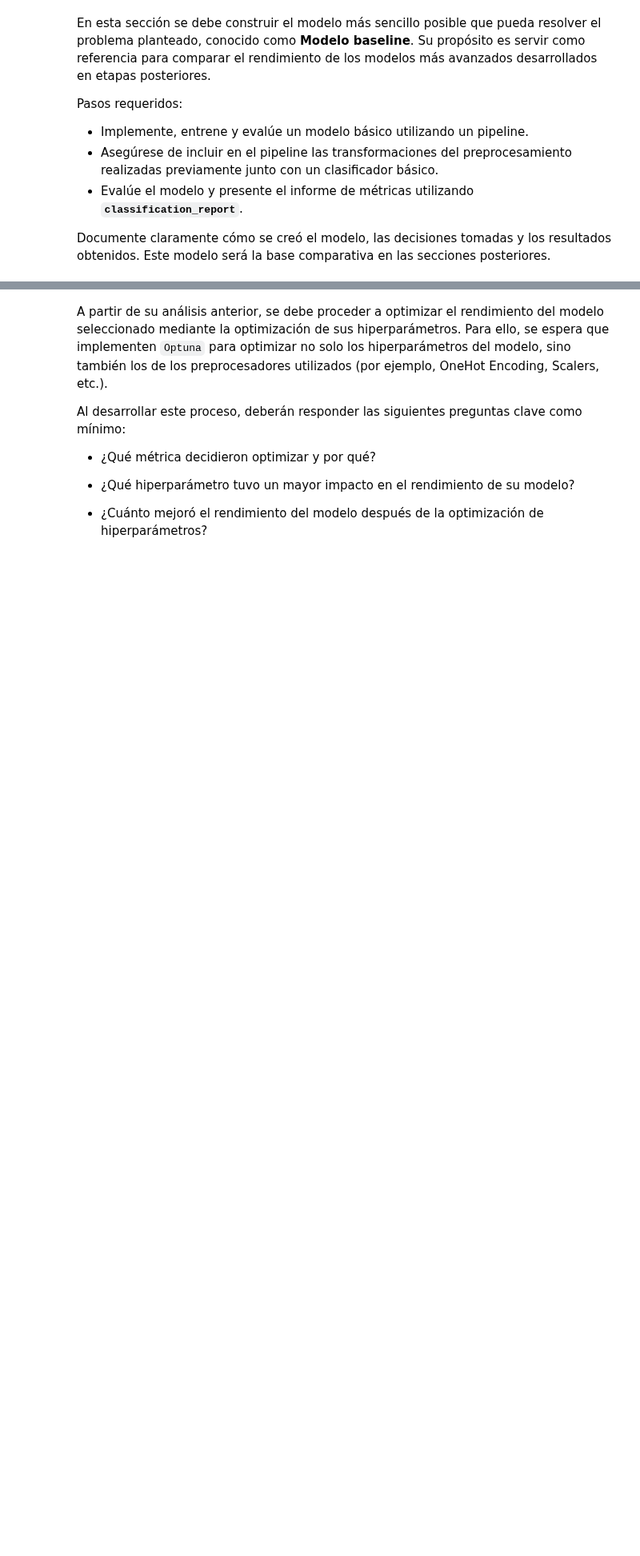
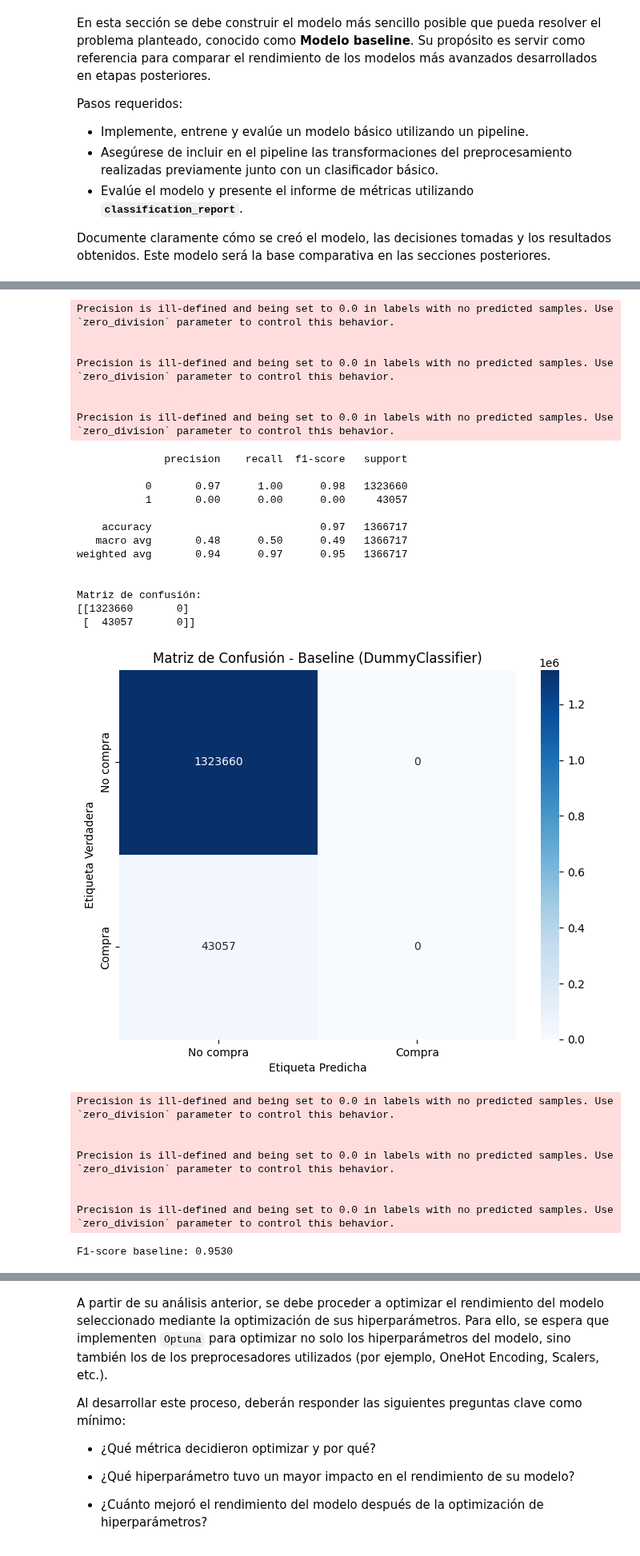
Before and after one commit to fco-marquez/MDS7202_Free_Riders, a Jupyter notebook: entrega1/enunciado_entrega1.ipynb, the cells around one changed output, grey strips where cells are left out. Shown at 80% size. Drawn from its saved outputs; the diff is of its cells as text; code cells hidden in the pictures; blank space fills up the shorter version.

Commit message:
avance(1): avances baseline y modelos

```diff
--- a/entrega1/enunciado_entrega1.ipynb
+++ b/entrega1/enunciado_entrega1.ipynb
@@ -1003,8 +943,8 @@ X_train, y_train = train_data.drop(columns=["bought"]), train_data["bought"]
 X_val, y_val = val_data.drop(columns=["bought"]), val_data["bought"]
 X_test, y_test = test_data.drop(columns=["bought"]), test_data["bought"]
 
-# Para el escalamiento de las features numéricas, dejamos fuera "num_visit_per_week" porque son 0's o 1's.
-numerical_features = ["X", "Y", "size", "num_deliver_per_week", "purchase_count", "average_items"]
+# Para el escalamiento de las features numéricas, dejamos fuera "num_visit_per_week" porque son 1's.
+numerical_features = ["X", "Y", "size", "num_deliver_per_week"]
 # Para las categóricas, usamos todas las que son de tipo object o category, dejando fuera "customer_id" y "product_id" para evitar alta cardinalidad.
 categorical_features = ['customer_type', 'brand', 'category', 'sub_category', 'segment', 'package']
 
@@ -1141,7 +1081,7 @@ from sklearn.metrics import classification_report, confusion_matrix
 from sklearn.linear_model import LogisticRegression
 import time
 
-# Modelo baseline más simple: DummyClassifier con estrategia de frecuencia
+# === MODELO BASELINE: DummyClassifier ===
 print("=== MODELO BASELINE: DummyClassifier ===")
 baseline_pipeline = Pipeline([
     ('preprocessor', preprocessor),
@@ -1155,59 +1095,39 @@ training_time = time.time() - start_time
 
 # Predicciones
 y_val_pred_baseline = baseline_pipeline.predict(X_val)
+y_val_proba_baseline = baseline_pipeline.predict_proba(X_val)[:, 1]
 
 # Evaluación
 print(f"Tiempo de entrenamiento: {training_time:.4f} segundos")
 print("\nReporte de clasificación en conjunto de validación:")
 print(classification_report(y_val, y_val_pred_baseline))
 
-# Modelo baseline alternativo: Logistic Regression simple
-print("\n=== MODELO BASELINE ALTERNATIVO: Logistic Regression Simple ===")
-baseline_lr_pipeline = Pipeline([
-    ('preprocessor', preprocessor),
-    ('classifier', LogisticRegression(random_state=42, max_iter=1000))
-])
-
-# Entrenar modelo baseline LR
-start_time = time.time()
-baseline_lr_pipeline.fit(X_train, y_train)
-training_time_lr = time.time() - start_time
-
-# Predicciones
-y_val_pred_lr = baseline_lr_pipeline.predict(X_val)
-y_val_proba_lr = baseline_lr_pipeline.predict_proba(X_val)[:, 1]
-
-# Evaluación
-print(f"Tiempo de entrenamiento: {training_time_lr:.4f} segundos")
-print("\nReporte de clasificación en conjunto de validación:")
-print(classification_report(y_val, y_val_pred_lr))
-
 # Matriz de confusión
 print("\nMatriz de confusión:")
-cm = confusion_matrix(y_val, y_val_pred_lr)
-print(cm)
+cm_baseline = confusion_matrix(y_val, y_val_pred_baseline)
+print(cm_baseline)
 
 # Visualizar matriz de confusión
 plt.figure(figsize=(8, 6))
-sns.heatmap(cm, annot=True, fmt='d', cmap='Blues',
+sns.heatmap(cm_baseline, annot=True, fmt='d', cmap='Blues',
             xticklabels=['No compra', 'Compra'],
             yticklabels=['No compra', 'Compra'])
-plt.title('Matriz de Confusión - Baseline (Logistic Regression)')
+plt.title('Matriz de Confusión - Baseline (DummyClassifier)')
 plt.ylabel('Etiqueta Verdadera')
 plt.xlabel('Etiqueta Predicha')
 plt.show()
 
-# Guardar modelo baseline para comparaciones posteriores
-baseline_model = baseline_lr_pipeline
-baseline_score = classification_report(y_val, y_val_pred_lr, output_dict=True)['weighted avg']['f1-score']
+# Guardar F1-score baseline
+baseline_score = classification_report(y_val, y_val_pred_baseline, output_dict=True)['weighted avg']['f1-score']
 print(f"\nF1-score baseline: {baseline_score:.4f}")
 
-# Análisis de la distribución de probabilidades predichas
+# Distribución de probabilidades (aunque Dummy predice fijo, sirve para ver)
 plt.figure(figsize=(10, 6))
-plt.hist(y_val_proba_lr[y_val == 0], bins=50, alpha=0.5, label='No compra', density=True)
-plt.hist(y_val_proba_lr[y_val == 1], bins=50, alpha=0.5, label='Compra', density=True)
+plt.hist(y_val_proba_baseline[y_val == 0], bins=50, alpha=0.5, label='No compra', density=True)
+plt.hist(y_val_proba_baseline[y_val == 1], bins=50, alpha=0.5, label='Compra', density=True)
 plt.xlabel('Probabilidad predicha')
 plt.ylabel('Densidad')
-plt.title('Distribución de probabilidades predichas por clase')
+plt.title('Distribución de probabilidades predichas por clase (DummyClassifier)')
 plt.legend()
 plt.show()
+# %% [output]
@@ -1213,0 +1138,29 @@ plt.show()
+Precision is ill-defined and being set to 0.0 in labels with no predicted samples. Use `zero_division` parameter to control this behavior.
+
+
+Precision is ill-defined and being set to 0.0 in labels with no predicted samples. Use `zero_division` parameter to control this behavior.
+
+
+Precision is ill-defined and being set to 0.0 in labels with no predicted samples. Use `zero_division` parameter to control this behavior.
+              precision    recall  f1-score   support
+
+           0       0.97      1.00      0.98   1323660
+           1       0.00      0.00      0.00     43057
+
+    accuracy                           0.97   1366717
+   macro avg       0.48      0.50      0.49   1366717
+weighted avg       0.94      0.97      0.95   1366717
+
+
+Matriz de confusión:
+[[1323660       0]
+ [  43057       0]]
+[figure, added]
+Precision is ill-defined and being set to 0.0 in labels with no predicted samples. Use `zero_division` parameter to control this behavior.
+
+
+Precision is ill-defined and being set to 0.0 in labels with no predicted samples. Use `zero_division` parameter to control this behavior.
+
+
+Precision is ill-defined and being set to 0.0 in labels with no predicted samples. Use `zero_division` parameter to control this behavior.
+F1-score baseline: 0.9530
```
Also changed, not shown: parts of 24 cells of this notebook, 1 other file.
